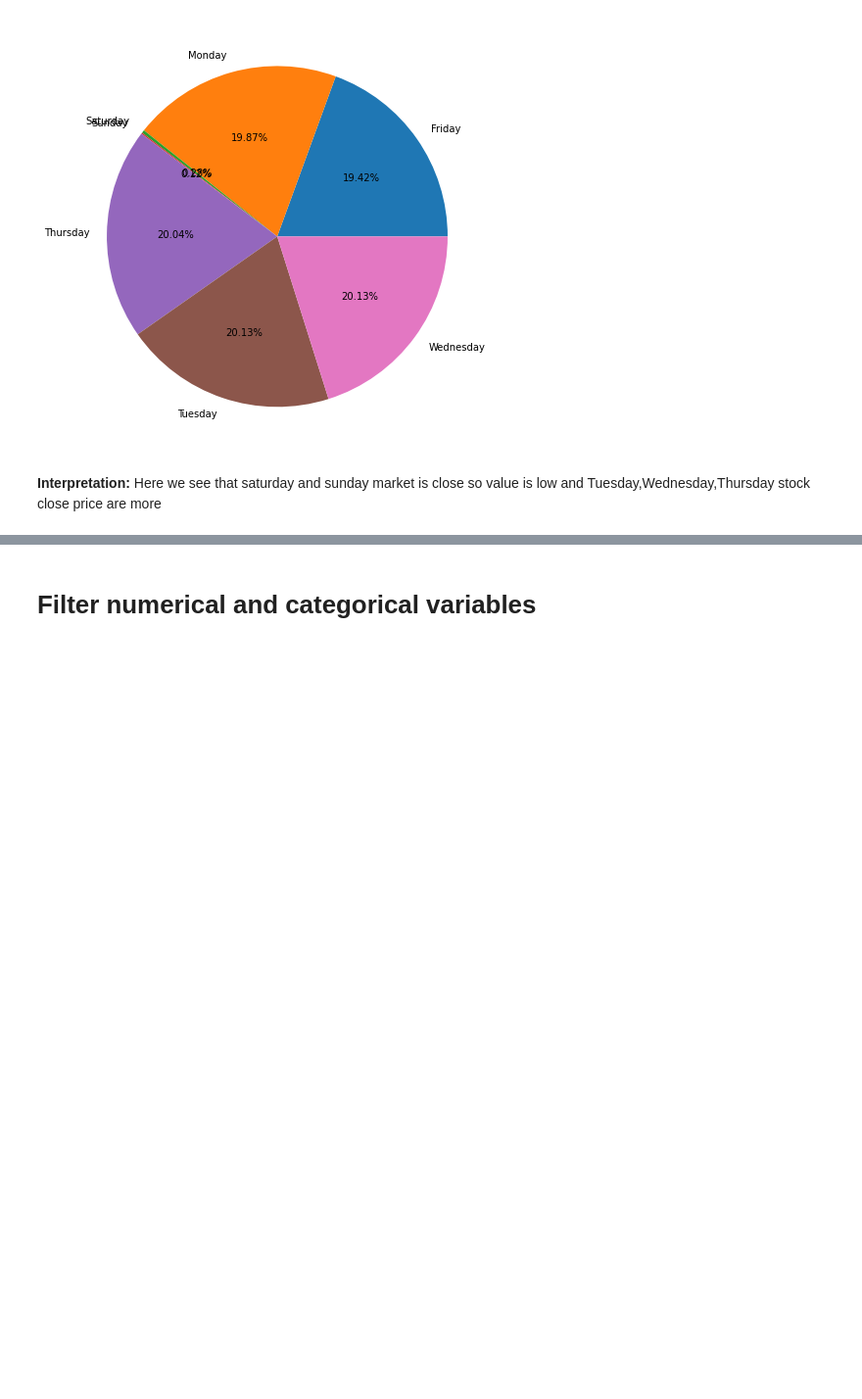
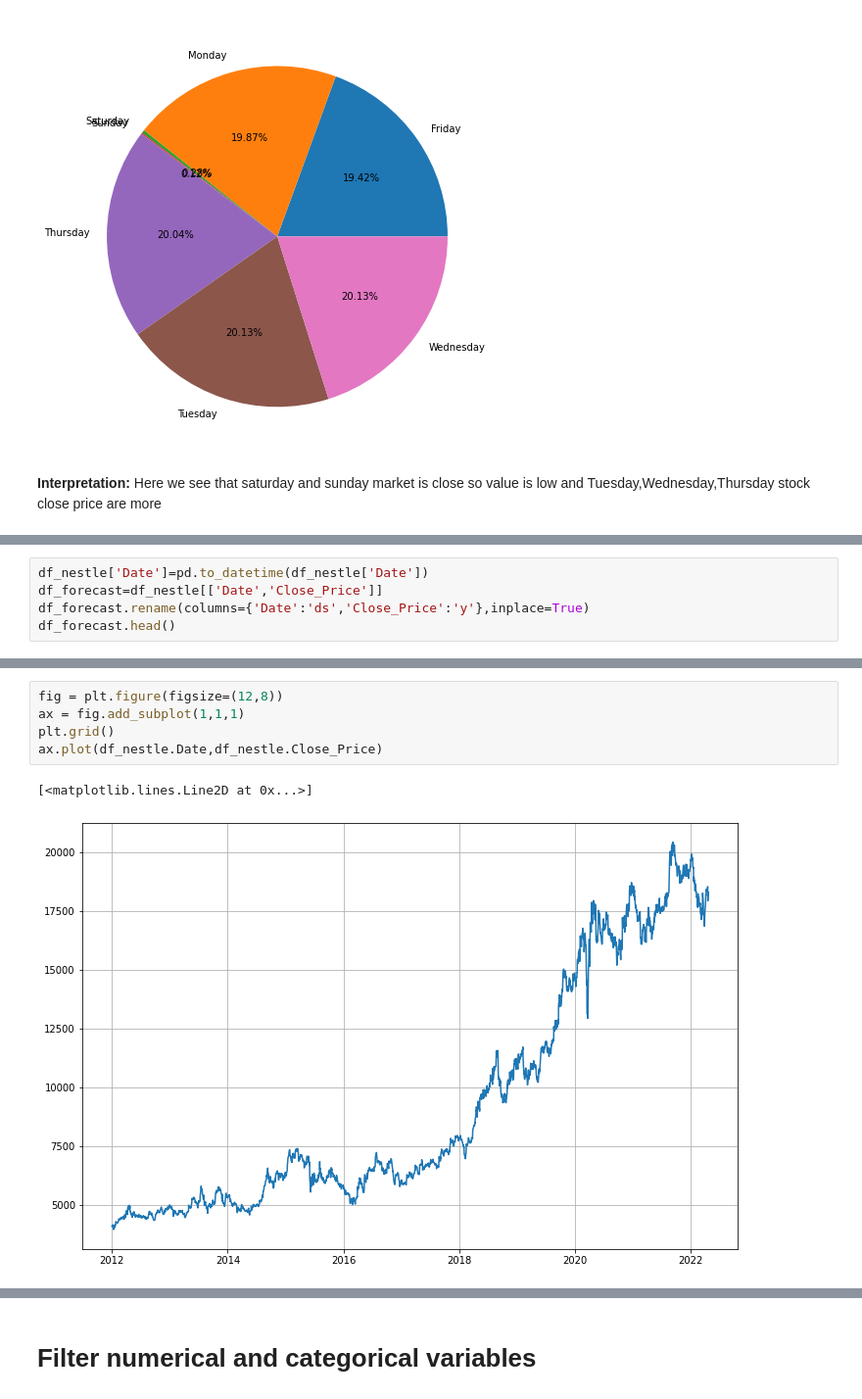
Before and after one commit to Dharvi2101/Nestle_Stoke_Price_Prediction, a Jupyter notebook: Nestle_Stock_Price_Prediction_Dharvi.ipynb, the cells around one changed output, grey strips where cells are left out. Shown: that part at 98% size. Cells and saved outputs as stored; diff of their text form; blank space fills up the shorter version.

```diff
--- a/Nestle_Stock_Price_Prediction_Dharvi.ipynb
+++ b/Nestle_Stock_Price_Prediction_Dharvi.ipynb
@@ -384,0 +409,5 @@ stock close price are more
+# %%
+df_nestle['Date']=pd.to_datetime(df_nestle['Date'])
+df_forecast=df_nestle[['Date','Close_Price']]
+df_forecast.rename(columns={'Date':'ds','Close_Price':'y'},inplace=True)
+df_forecast.head()
@@ -384,0 +438,8 @@ stock close price are more
+# %%
+fig = plt.figure(figsize=(12,8))
+ax = fig.add_subplot(1,1,1)
+plt.grid()
+ax.plot(df_nestle.Date,df_nestle.Close_Price)
+# %% [output]
+[<matplotlib.lines.Line2D at 0x...>]
+[figure, added]
```
Also changed, not shown: parts of 45 cells of this notebook.
